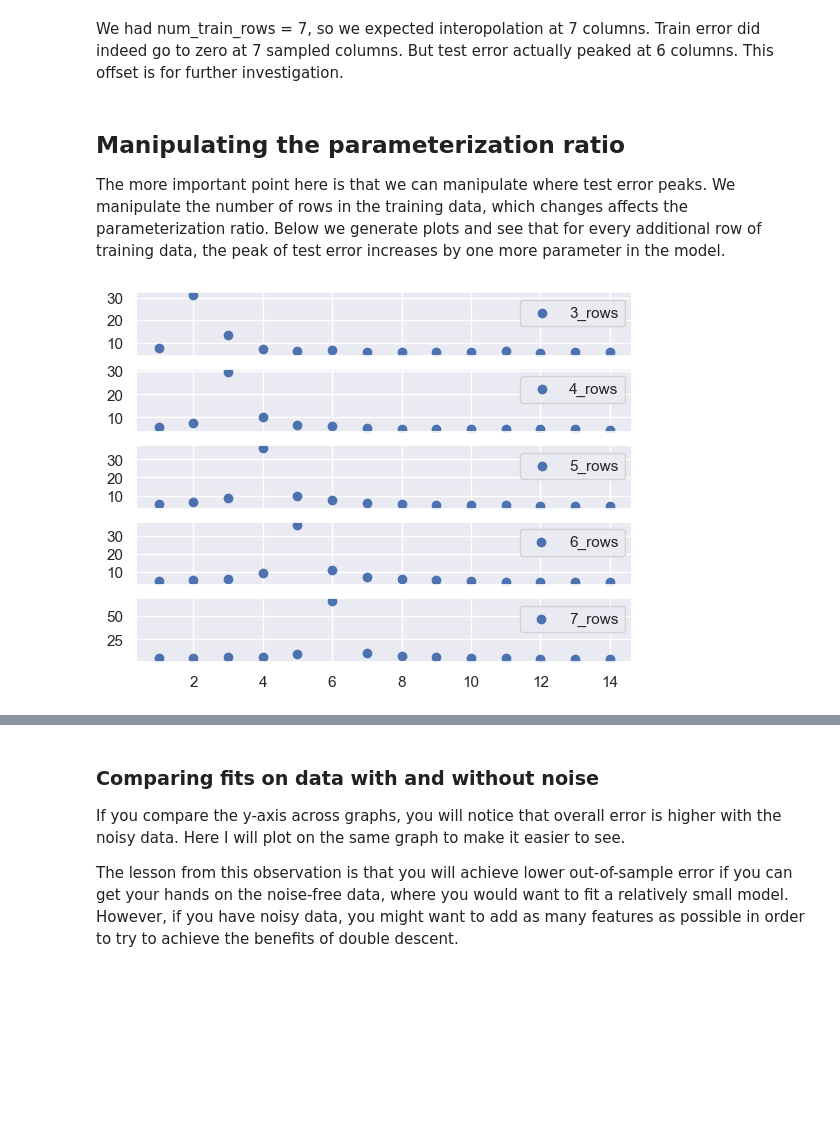
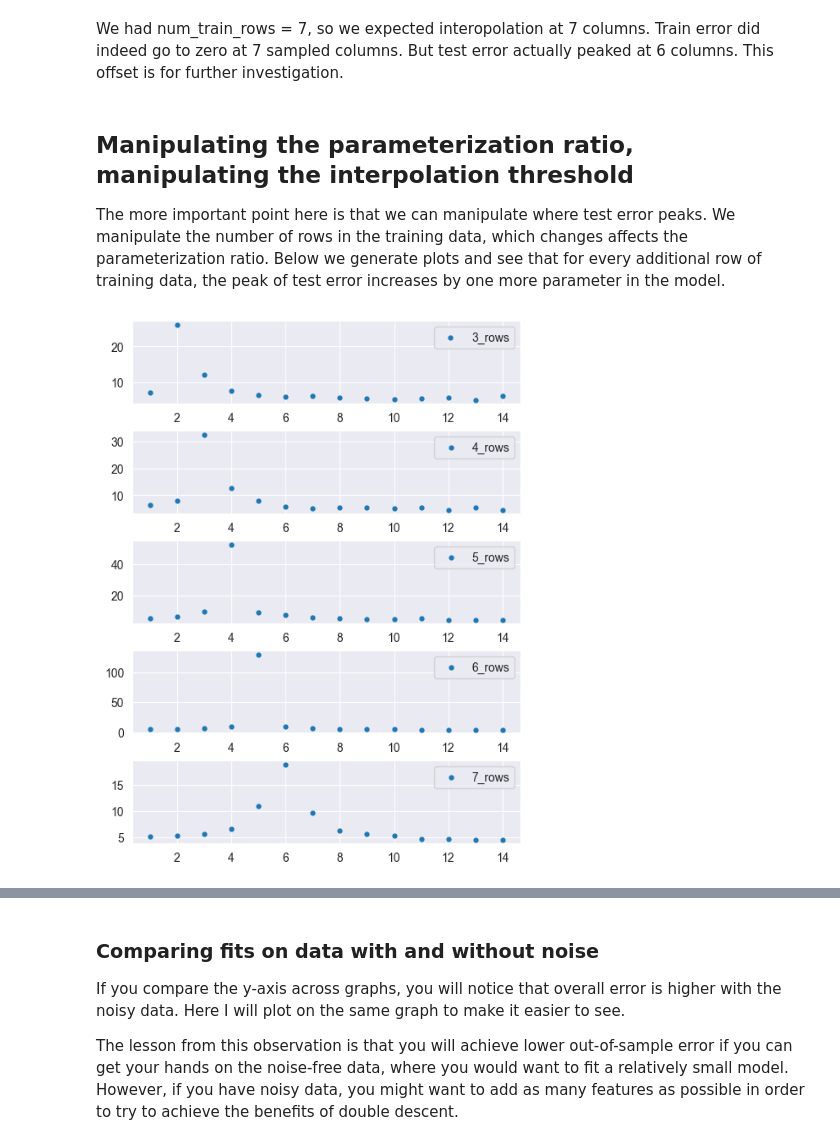
Before and after one commit to jeanimal/double_descent_dar, a Jupyter notebook: double_descent_mtcars_reg.ipynb, the cells around one changed output, grey strips where cells are left out. Saved outputs shown, nothing was run; the diff lists cells and outputs as text; code cells hidden in the pictures; blank space fills up the shorter version.

```diff
--- a/double_descent_mtcars_reg.ipynb
+++ b/double_descent_mtcars_reg.ipynb
@@ -398,25 +398,29 @@ pd.DataFrame({'columns':num_columns_list_with_rand, 'mean train error':np.mean(m
 # %% [markdown]
 We had num_train_rows = 7, so we expected interopolation at 7 columns.  Train error did indeed go to zero at 7 sampled columns.  But test error actually peaked at 6 columns.  This offset is for further investigation.
 # %% [markdown]
-## Manipulating the parameterization ratio
+## Manipulating the parameterization ratio, manipulating the interpolation threshold
 
 The more important point here is that we can manipulate where test error peaks.  We manipulate the number of rows in the training data, which changes affects the parameterization ratio.  Below we generate plots and see that for every additional row of training data, the peak of test error increases by one more parameter in the model.
-# %%
-# New: try a range of number of rows to train on
-num_train_rows_list = range(3,8)
-
-# No need to make the plot too wide
-num_columns_list_with_rand = range(1, 15)
-
-_, axs = plt.subplots(len(num_train_rows_list))
-i = 0
-for num_train_rows in num_train_rows_list:
-    metric_dict_with_rand = sample_eval.sample_and_calc_metrics_by_rows_and_cols(X_plus_rand, y, num_train_rows, num_columns_list=num_columns_list_with_rand, model=model, metric_tuples=metrics, num_samples=num_samples, replace=False, random_state=random_state)
-    axs[i].scatter(num_columns_list_with_rand, np.mean(metric_dict_with_rand['test'], axis=0), label=f'{num_train_rows}_rows')
-    axs[i].legend()
-    i = i + 1
-# %% [output]
-[figure, removed]
+# %%
+# New: try a range of number of rows to train on
+num_train_rows_list = range(3,8)
+
+# No need to make the plot too wide
+num_columns_list_with_rand = range(1, 15)
+# num_samples -> How much time to spand getting an accurate mean.
+num_samples = 100
+# Set rng seed for reproducibility.
+rng = np.random.default_rng(23)
+
+_, axs = plt.subplots(nrows=len(num_train_rows_list), ncols=1, constrained_layout=True, figsize=(5, 6.5))
+i = 0
+for num_train_rows in num_train_rows_list:
+    metric_dict_with_rand = sample_eval.sample_and_calc_metrics_by_rows_and_cols(X_plus_rand, y, num_train_rows, num_columns_list=num_columns_list_with_rand, model=model, metric_tuples=metrics, num_samples=num_samples, replace=False, random_state=random_state)
+    axs[i].scatter(num_columns_list_with_rand, np.mean(metric_dict_with_rand['test'], axis=0), label=f'{num_train_rows}_rows', s=12)
+    axs[i].legend()
+    i = i + 1
+# %% [output]
+[figure, added]
 # %% [markdown]
 ## Double descent is NOT universal
 
```
Also changed, not shown: parts of 8 cells of this notebook.
